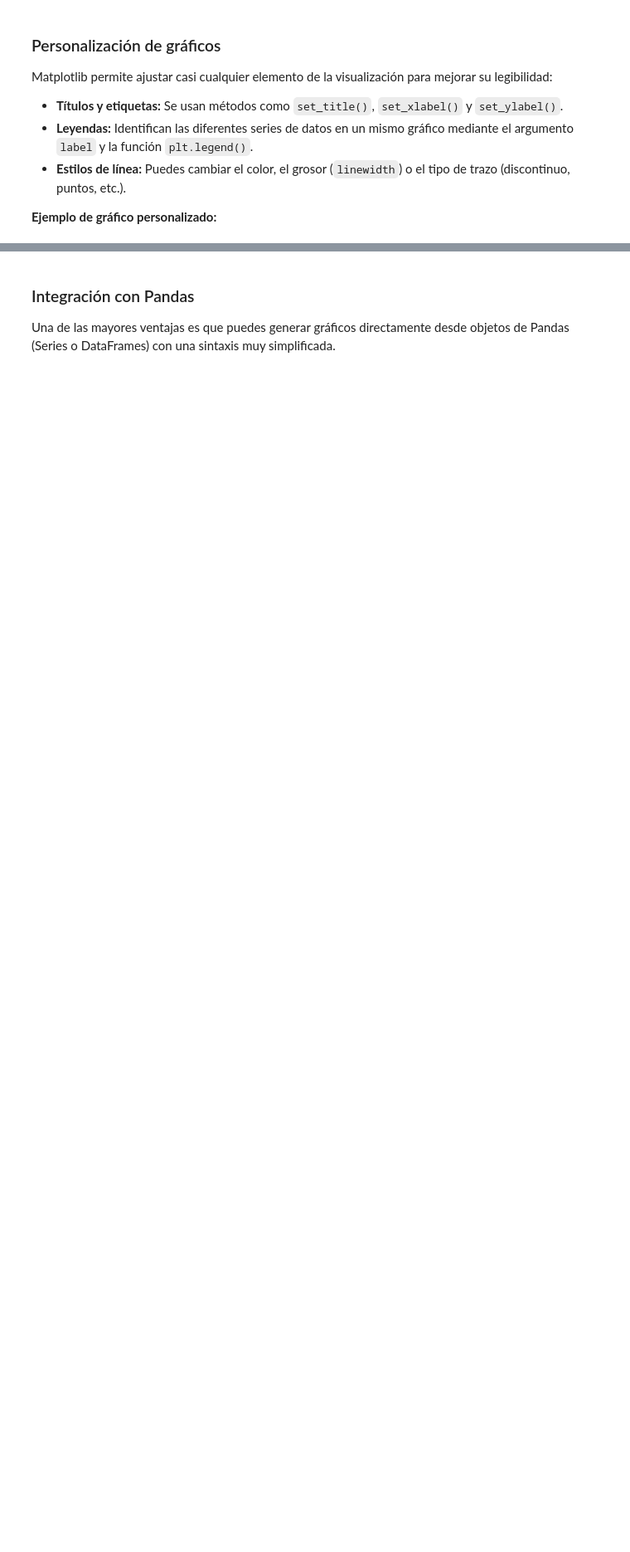
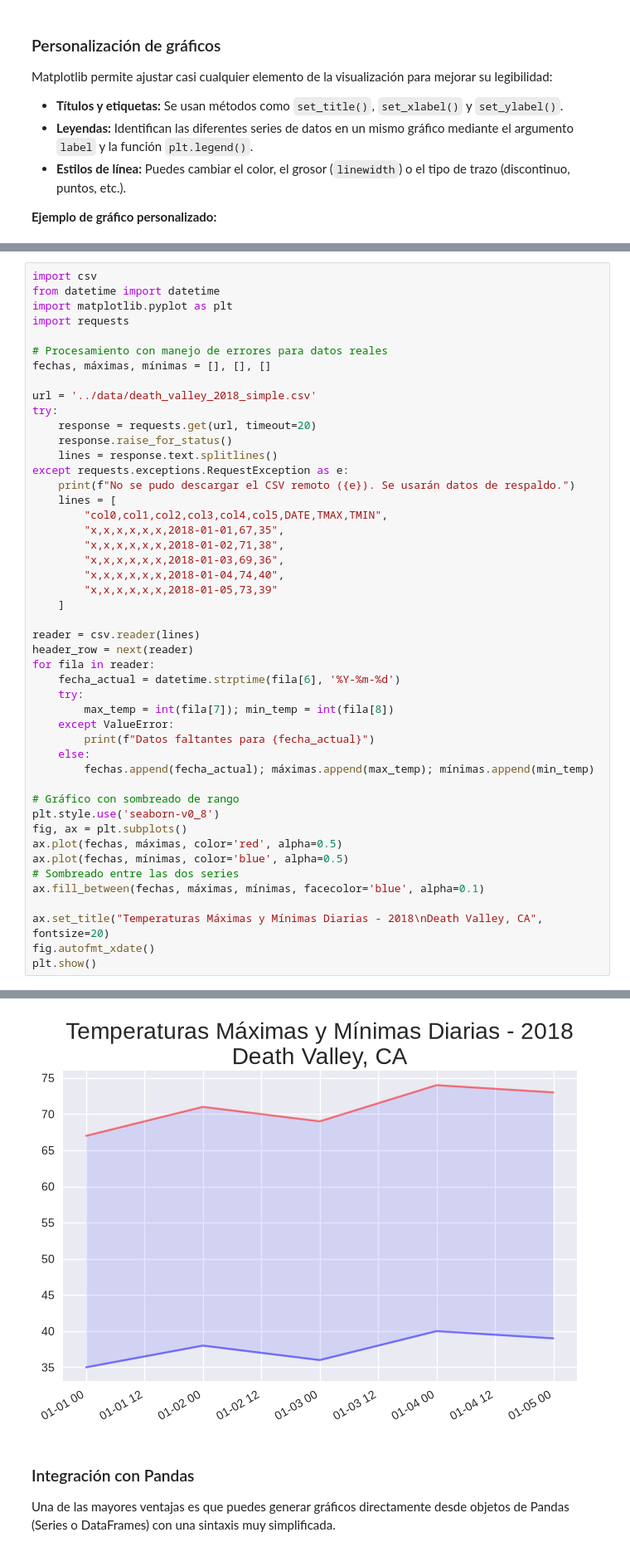
Before and after one commit to paranedagarcia/Python, a Jupyter notebook: notebooks/4-matplotlib.ipynb, the cells around one changed output, grey strips where cells are left out. Shown at 83% size. Saved outputs shown, nothing was run; the diff lists cells and outputs as text; blank space fills up the shorter version.

```diff
--- a/notebooks/4-matplotlib.ipynb
+++ b/notebooks/4-matplotlib.ipynb
@@ -165,0 +171,48 @@ Matplotlib permite ajustar casi cualquier elemento de la visualización para mej
+# %%
+import csv
+from datetime import datetime
+import matplotlib.pyplot as plt
+import requests
+
+# Procesamiento con manejo de errores para datos reales
+fechas, máximas, mínimas = [], [], []
+
+url = '../data/death_valley_2018_simple.csv'
+try:
+    response = requests.get(url, timeout=20)
+    response.raise_for_status()
+    lines = response.text.splitlines()
+except requests.exceptions.RequestException as e:
+    print(f"No se pudo descargar el CSV remoto ({e}). Se usarán datos de respaldo.")
+    lines = [
+        "col0,col1,col2,col3,col4,col5,DATE,TMAX,TMIN",
+        "x,x,x,x,x,x,2018-01-01,67,35",
+        "x,x,x,x,x,x,2018-01-02,71,38",
+        "x,x,x,x,x,x,2018-01-03,69,36",
+        "x,x,x,x,x,x,2018-01-04,74,40",
+        "x,x,x,x,x,x,2018-01-05,73,39"
+    ]
+
+reader = csv.reader(lines)
+header_row = next(reader)
+for fila in reader:
+    fecha_actual = datetime.strptime(fila[6], '%Y-%m-%d')
+    try:
+        max_temp = int(fila[7]); min_temp = int(fila[8])
+    except ValueError:
+        print(f"Datos faltantes para {fecha_actual}")
+    else:
+        fechas.append(fecha_actual); máximas.append(max_temp); mínimas.append(min_temp)
+
+# Gráfico con sombreado de rango
+plt.style.use('seaborn-v0_8')
+fig, ax = plt.subplots()
+ax.plot(fechas, máximas, color='red', alpha=0.5)
+ax.plot(fechas, mínimas, color='blue', alpha=0.5)
+# Sombreado entre las dos series
+ax.fill_between(fechas, máximas, mínimas, facecolor='blue', alpha=0.1)
+
+ax.set_title("Temperaturas Máximas y Mínimas Diarias - 2018\nDeath Valley, CA", fontsize=20)
+fig.autofmt_xdate()
+plt.show()
+# %% [output]
@@ -166,3 +220,4 @@ Matplotlib permite ajustar casi cualquier elemento de la visualización para mej
+[figure, added]
 # %% [markdown]
 ### Integración con Pandas
 Una de las mayores ventajas es que puedes generar gráficos directamente desde objetos de Pandas (Series o DataFrames) con una sintaxis muy simplificada.
```
Also changed, not shown: parts of 3 cells of this notebook, 16 other files.
